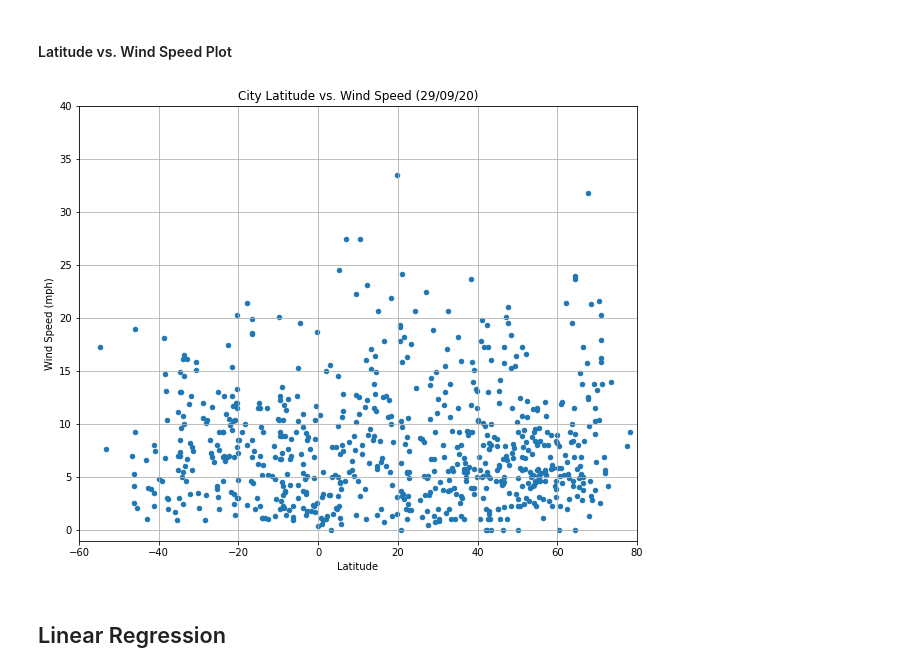
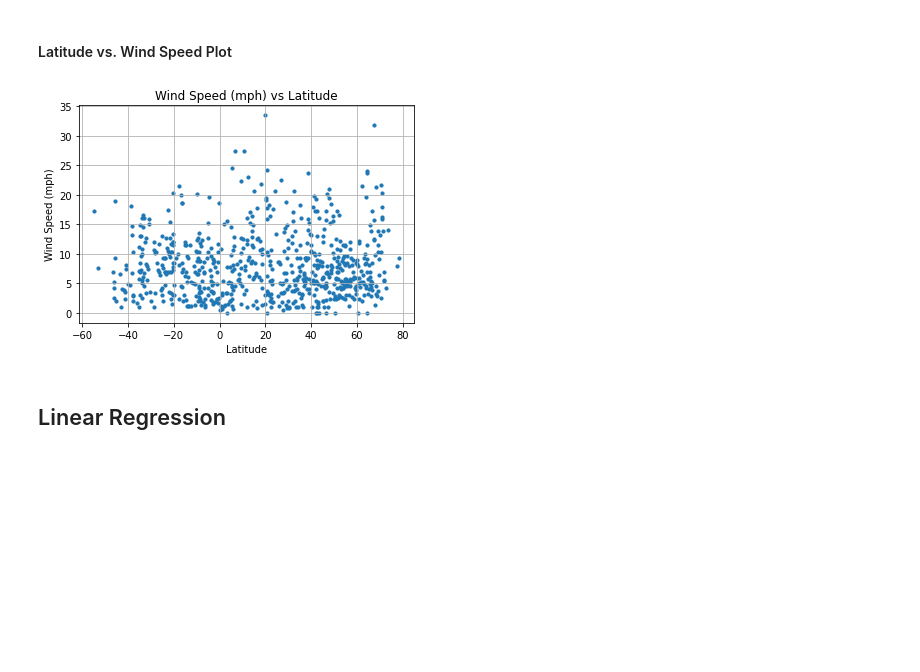
Before and after one commit to Jesskhunter/python-api-challenge, a Jupyter notebook: WeatherPy/WeatherPy.ipynb, the cells around one changed output. Drawn from its saved outputs; the diff is of its cells as text; code cells hidden in the pictures; blank space fills up the shorter version.

```diff
--- a/WeatherPy/WeatherPy.ipynb
+++ b/WeatherPy/WeatherPy.ipynb
@@ -259,12 +259,14 @@ plt.show()
 # %% [markdown]
 #### Latitude vs. Wind Speed Plot
-# %%
-%matplotlib inline
-city_data_df.plot.scatter(x="Lat", y="Wind Speed", xlim=(-60, 80), ylim=(-1,40), grid=True, title="City Latitude vs. Wind Speed (29/09/20)", figsize=(10,8))
-
-plt.xlabel("Latitude")
-plt.ylabel("Wind Speed (mph)")
-plt.savefig("output_data/LatvsWindSpeed.png")
-plt.show()
-# %% [output]
-[figure, removed]
+# %%
+plt.scatter(city_data_df["Lat"], city_data_df["Wind Speed"], marker = "o", s = 10)
+plt.grid()
+plt.xlabel("Latitude")
+plt.ylabel("Wind Speed (mph)")
+plt.title("Wind Speed (mph) vs Latitude")
+
+# There seems to be no relationship between wind speed and latitude
+
+plt.savefig("../output_data/windvlat.png")
+# %% [output]
+[figure, added]
```
Also changed, not shown: parts of 5 cells of this notebook, 3 other files.
